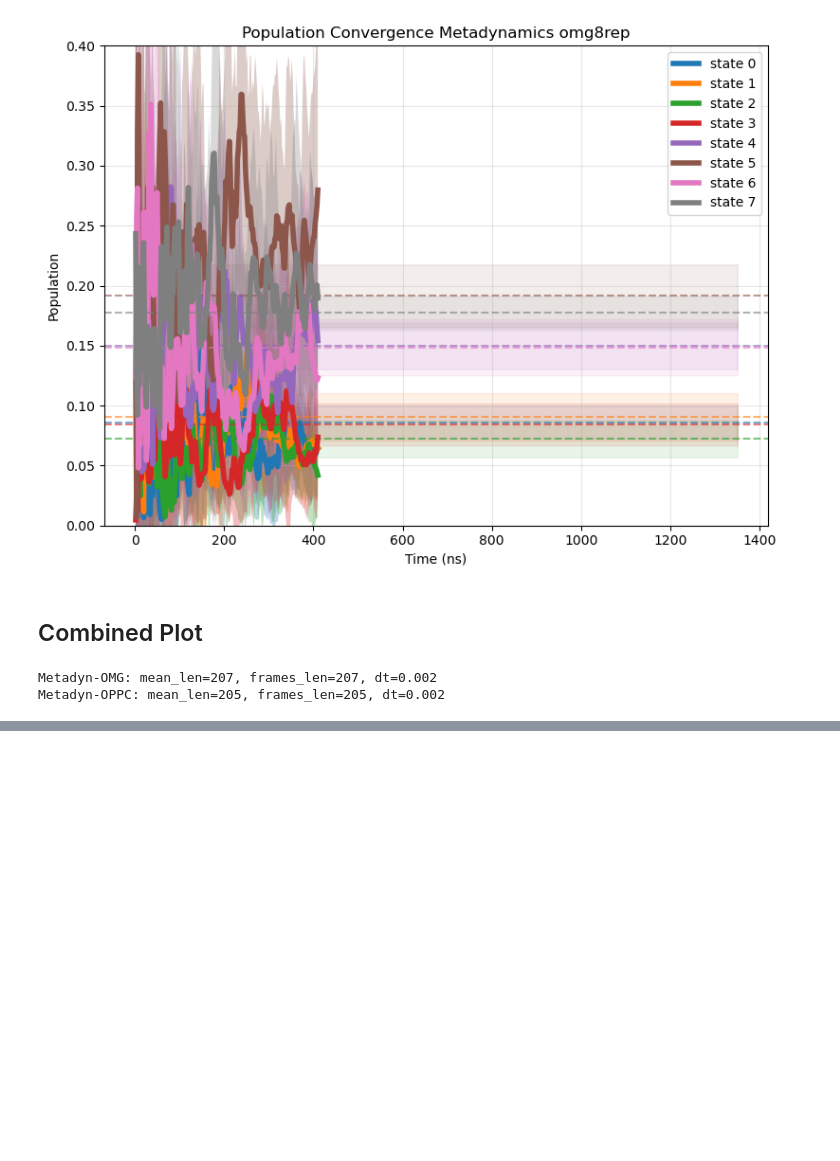
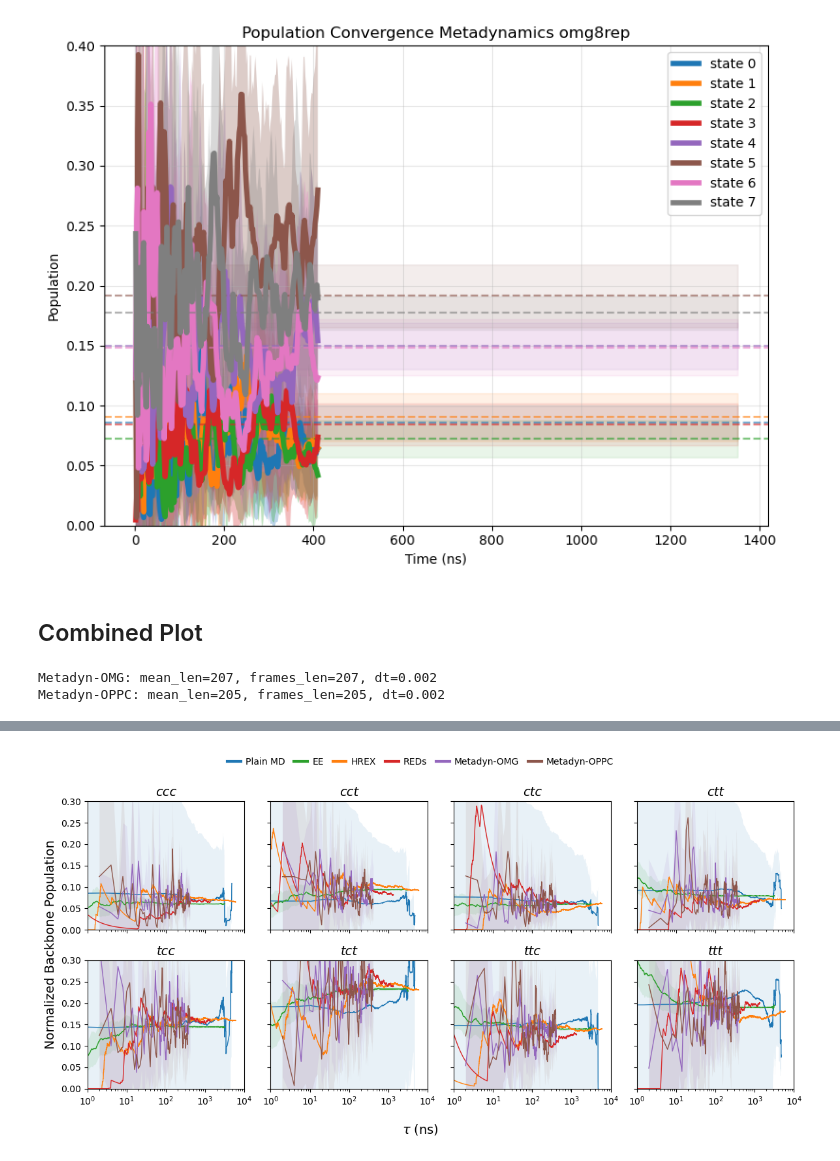
Before and after one commit to starwingc/peptoid_ESM, a Jupyter notebook: Analysis/population_over_time_8_comform_all.ipynb, the cells around one changed output, grey strips where cells are left out. Drawn from its saved outputs; the diff is of its cells as text; code cells hidden in the pictures; blank space fills up the shorter version.

```diff
--- a/Analysis/population_over_time_8_comform_all.ipynb
+++ b/Analysis/population_over_time_8_comform_all.ipynb
@@ -784,3 +784,101 @@ plt.show()
+# %%
+import matplotlib.pyplot as plt
+import numpy as np
+
+# --- Define consistent method colors ---
+method_colors = {
+    "Plain MD":       "#1f77b4",  # blue
+    "EE":             "#2ca02c",  # green
+    "HREX":           "#ff7f0e",  # orange
+    "REDs":           "#d62728",  # red
+    "Metadyn-OMG":    "#9467bd",  # purple
+    "Metadyn-OPPC":   "#8c564b",  # brown
+}
+
+conform_num = 8
+# Using the same figure size strategy
+fig, axes = plt.subplots(2, 4, figsize=(12, 6), sharex=True, sharey=True)
+axes = axes.flatten()
+
+for conform in range(conform_num):
+    ax = axes[conform]
+
+    # 1. Iterate through your methods dictionary
+    for method, data in methods.items():
+        # --- Data Extraction Logic ---
+        if data["shape"] == "2d":
+            # For 2D arrays [conformation, time]
+            T = data["mean"].shape[1]
+            time_vals = np.arange(T) * data["dt"]
+            mean_vals = data["mean"][conform]
+            std_vals  = data["std"][conform] if data["std"] is not None else None
+        else:
+            # For 1D arrays or lists
+            time_vals = np.array(data["frames"]) * data["dt"]
+            mean_vals = data["mean"][conform]
+            std_vals  = data["std"][conform] if data["std"] is not None else None
+
+        # Assign fixed color with fallback
+        color = method_colors.get(method, "#333333")
+
+        # --- PLOTTING STYLE CHANGE HERE ---
+        # Changed '-o' to just '-' to remove clutter, or use markersize=0
+        # If you want markers, keep 'marker' but make it small (e.g., 2)
+        ax.plot(time_vals, mean_vals,
+                linestyle='-',       # Solid line
+                #marker='o',          # Marker type
+                markersize=3,        # Small marker size (matches previous plots)
+                label=method,
+                color=color,
+                linewidth=1.0)       # Thinner line for detailed time series
+
+        if std_vals is not None:
+            ax.fill_between(time_vals, mean_vals - std_vals, mean_vals + std_vals,
+                            alpha=0.1, color=color, linewidth=0) # Lighter alpha (0.1)
+
+    # --- Subplot Styling ---
+    ax.set_title(conformation_list[conform], fontstyle='italic', fontsize=14)
+
+    ax.set_ylim(0, 0.3)
+    ax.set_xlim(1, 10000) # Start at 1 for log scale to avoid log(0)
+    ax.set_xscale("log")
+
+    # Optional: Grid if you want it
+    # ax.grid(True, which="major", axis="both", ls="-", alpha=0.15, color='gray')
+
+
+# --- Shared Axis Labels ---
+fig.supxlabel(r'$\tau$ (ns)', fontsize=14)
+fig.supylabel("Normalized Backbone Population", fontsize=14)
+
+# --- LEGEND SETUP (Top Edge Style) ---
+handles, labels = axes[0].get_legend_handles_labels()
+
+leg = fig.legend(
+    handles,
+    labels,
+    loc='upper center',         # Anchor point on the legend box
+    bbox_to_anchor=(0.5, 1.0),  # Anchor point on the figure (Top Center)
+    ncol=len(labels),           # Dynamic column count based on labels
+    frameon=False,
+    handlelength=1.5,
+    handletextpad=0.5,
+    columnspacing=1.0,
+    fontsize=10
+)
+
+# Make legend lines thicker for visibility
+for line in leg.get_lines():
+    line.set_linewidth(3.0)
+
+# --- Layout Adjustment ---
+# rect=[left, bottom, right, top] -> top=0.9 leaves 10% space at top for legend
+plt.tight_layout(rect=[0, 0, 1, 0.93])
+
+plt.savefig("fig/population_over_time_all_8_conform_log_scale.png", dpi=600)
+plt.show()
+# %% [output]
+[figure, added]
 # %%
 import numpy as np
 import matplotlib.pyplot as plt
```
Also changed, not shown: parts of 2 cells of this notebook, 4 other files.
